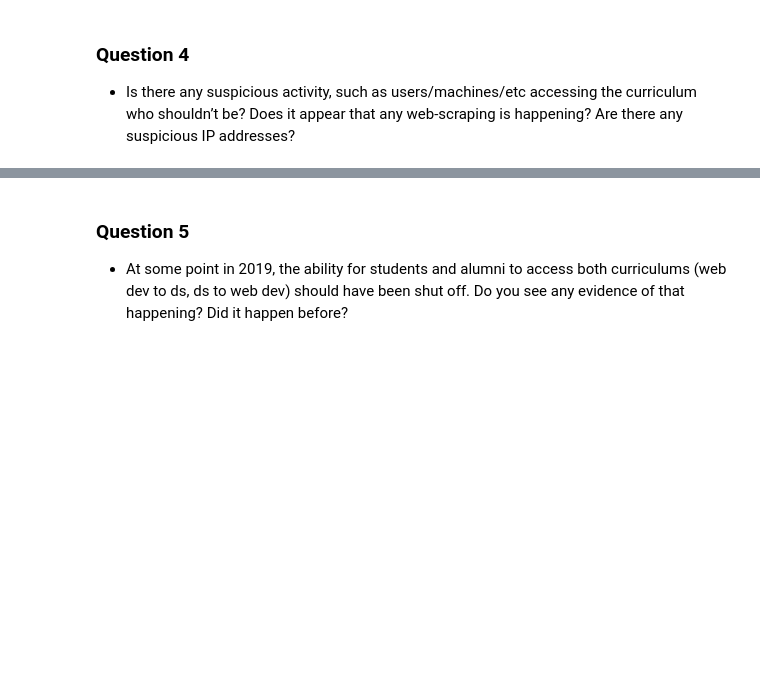
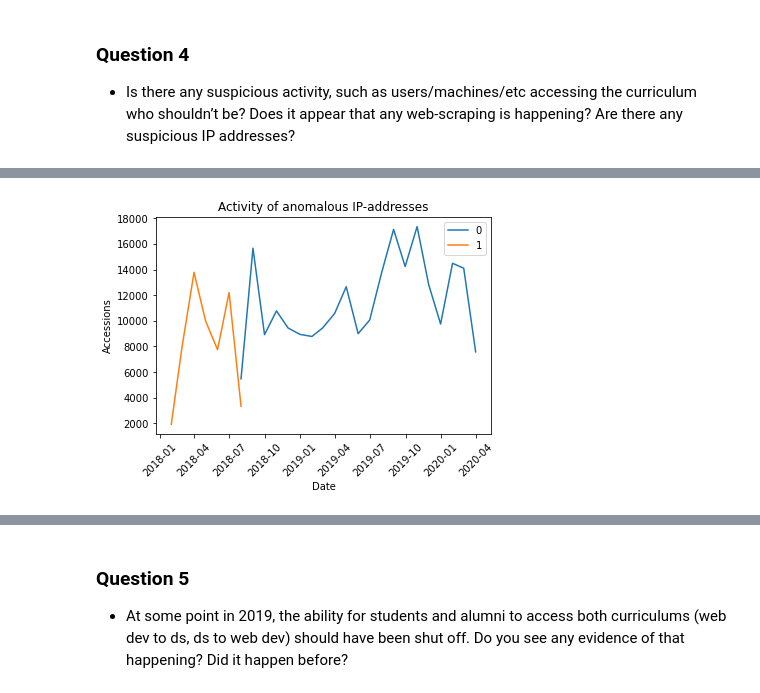
Before and after one commit to Schmidl-Gautam/anomaly_detection_project, a Jupyter notebook: report.ipynb, the cells around one changed output, grey strips where cells are left out. Saved outputs shown, nothing was run; the diff lists cells and outputs as text; code cells hidden in the pictures; blank space fills up the shorter version.

```diff
--- a/report.ipynb
+++ b/report.ipynb
@@ -154,0 +208,10 @@ logs[["user_id", "path"]][was_student & not_staff].groupby(by=["user_id"], sort=
+# %%
+# organizing accessions by ip address
+group_based_ip = lesson.groupby('ip').count()['path'].sort_values(ascending = False)
+
+# defining multiplier
+k = 3
+
+# ip addressses whose activity is 3 standard deviations above the mean
+anomalos_ip = group_based_ip[group_based_ip > (group_based_ip.mean() + k * group_based_ip.std())]
+anomalos_ip
@@ -154,0 +243,13 @@ logs[["user_id", "path"]][was_student & not_staff].groupby(by=["user_id"], sort=
+# %%
+# Plotting the activity of the two anomalous ip addresses
+for idx in range(2):
+    plt.plot(lesson[lesson.ip == anomalos_ip.index[idx]].resample('M').count().iloc[:,0])
+plt.legend(range(2))
+plt.xticks(rotation = 90) # Rotates the x labels so that they don't overlap
+plt.ylabel('Accessions')
+plt.xlabel('Date')
+plt.xticks(rotation=45)
+plt.title('Activity of anomalous IP-addresses')
+plt.show()
+# %% [output]
+[figure, added]
```
Also changed, not shown: parts of 11 cells of this notebook, 1 other file.
